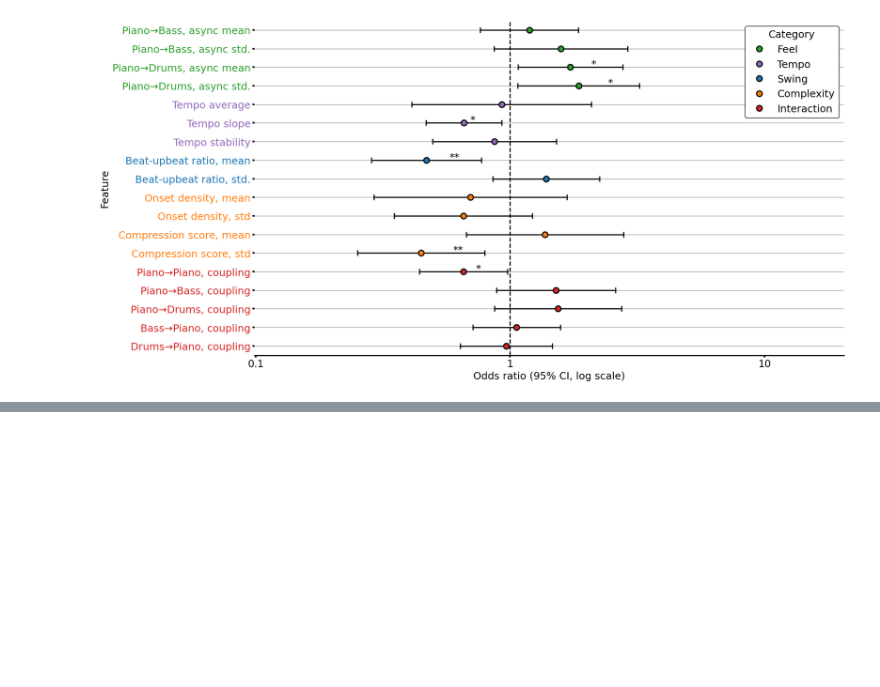
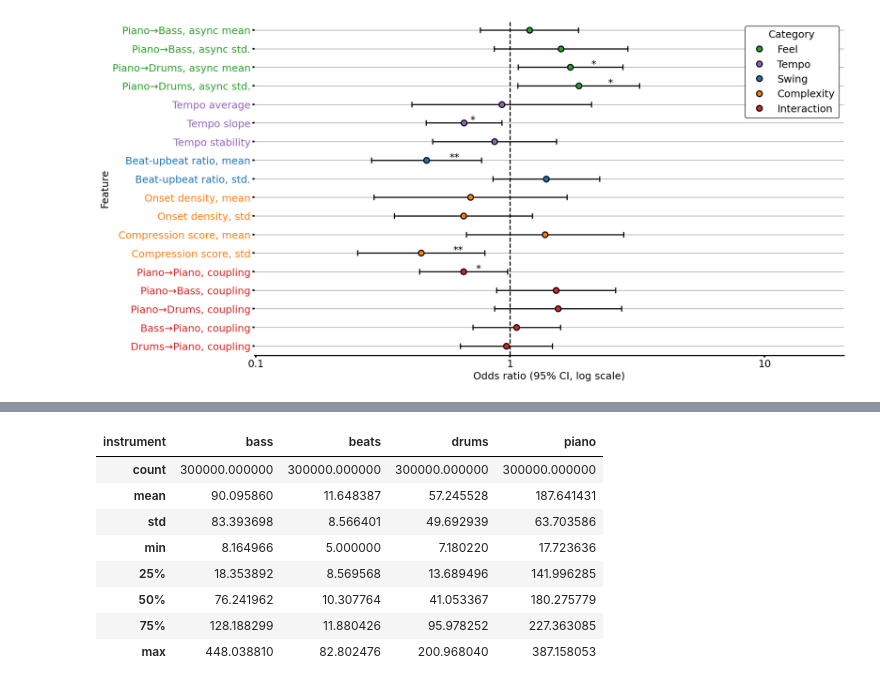
Before and after one commit to HuwCheston/Jazz-Trio-Database, a Jupyter notebook: notebooks/prediction/0.1-cheston-prediction-rhythmic-features.ipynb, the cells around one changed output, grey strips where cells are left out. Cells and saved outputs as stored; diff of their text form; code cells hidden in the pictures; blank space fills up the shorter version.

```diff
--- a/notebooks/prediction/0.1-cheston-prediction-rhythmic-features.ipynb
+++ b/notebooks/prediction/0.1-cheston-prediction-rhythmic-features.ipynb
@@ -1027,0 +1137,12 @@ plt.show()
+# %%
+(roll_df.groupby('instrument')['std'].describe() * 1000).transpose()
+# %% [output]
+| instrument | bass | beats | drums | piano |
+| count | 300000.000000 | 300000.000000 | 300000.000000 | 300000.000000 |
+| mean | 90.095860 | 11.648387 | 57.245528 | 187.641431 |
+| std | 83.393698 | 8.566401 | 49.692939 | 63.703586 |
+| min | 8.164966 | 5.000000 | 7.180220 | 17.723636 |
+| 25% | 18.353892 | 8.569568 | 13.689496 | 141.996285 |
+| 50% | 76.241962 | 10.307764 | 41.053367 | 180.275779 |
+| 75% | 128.188299 | 11.880426 | 95.978252 | 227.363085 |
+| max | 448.038810 | 82.802476 | 200.968040 | 387.158053 |
```
Also changed, not shown: parts of 19 cells of this notebook, 6 other files.
